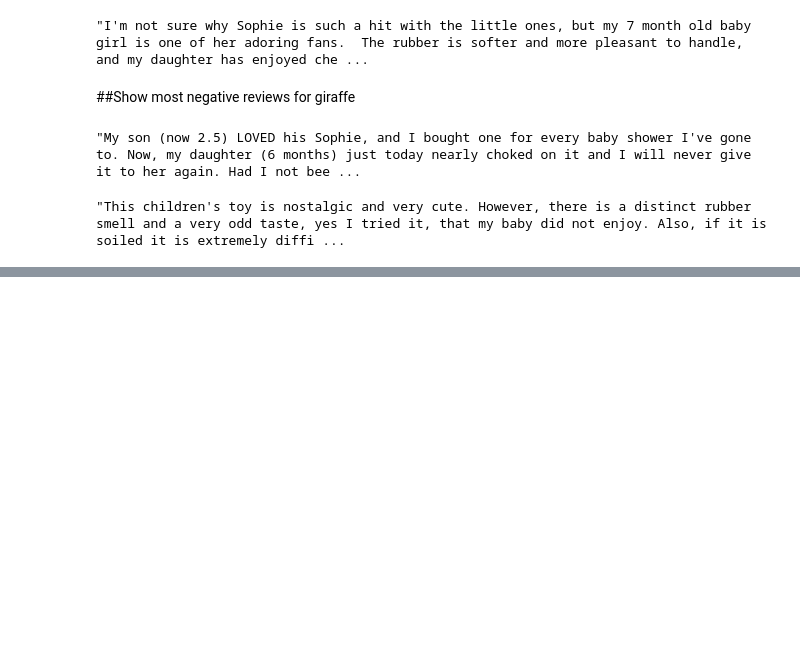
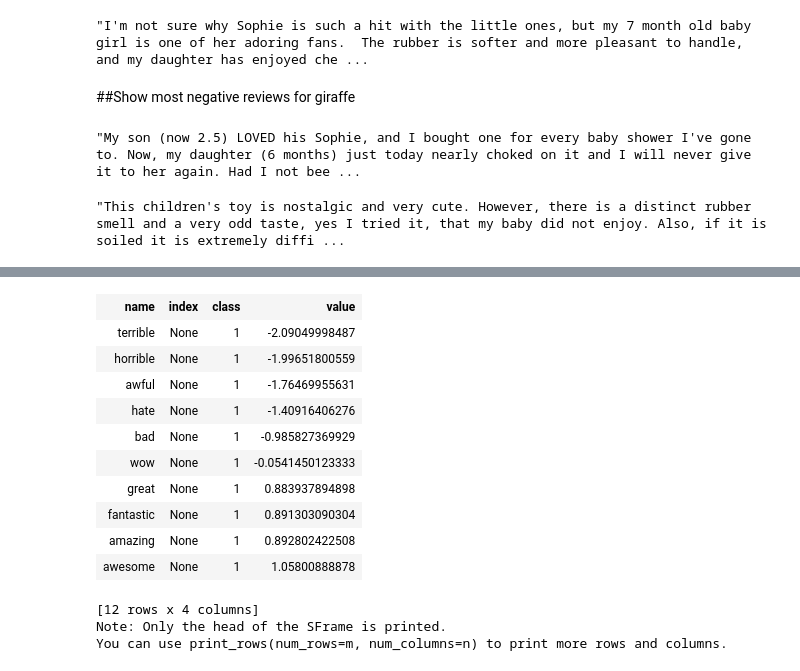
Before and after one commit to yorktronic/coursera-ml-foundations, a Jupyter notebook: w3/Analyzing product sentiment.ipynb, the cells around one changed output, grey strips where cells are left out. Drawn from its saved outputs; the diff is of its cells as text; code cells hidden in the pictures; blank space fills up the shorter version.

```diff
--- a/w3/Analyzing product sentiment.ipynb
+++ b/w3/Analyzing product sentiment.ipynb
@@ -210,0 +317,5 @@ giraffe_reviews[-2]['review']
+# %%
+# Re-split the data
+train_data,test_data = products.random_split(.8, seed=0)
+# %%
+selected_words_classifier = graphlab.logistic_classifier.create(train_data, 'sentiment', features=selected_words, validation_set=test_data)
@@ -210,0 +360,17 @@ giraffe_reviews[-2]['review']
+# %%
+selected_words_classifier['coefficients'].sort('value')
+# %% [output]
+| name | index | class | value |
+| terrible | None | 1 | -2.09049998487 |
+| horrible | None | 1 | -1.99651800559 |
+| awful | None | 1 | -1.76469955631 |
+| hate | None | 1 | -1.40916406276 |
+| bad | None | 1 | -0.985827369929 |
+| wow | None | 1 | -0.0541450123333 |
+| great | None | 1 | 0.883937894898 |
+| fantastic | None | 1 | 0.891303090304 |
+| amazing | None | 1 | 0.892802422508 |
+| awesome | None | 1 | 1.05800888878 |
+[12 rows x 4 columns]
+Note: Only the head of the SFrame is printed.
+You can use print_rows(num_rows=m, num_columns=n) to print more rows and columns.
```
Also changed, not shown: parts of 32 cells of this notebook.
